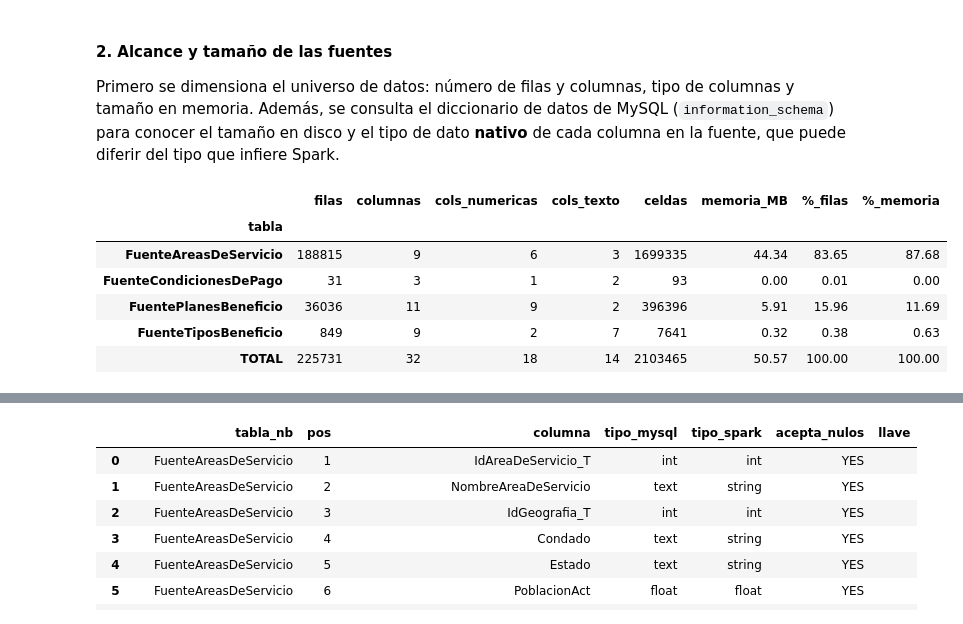
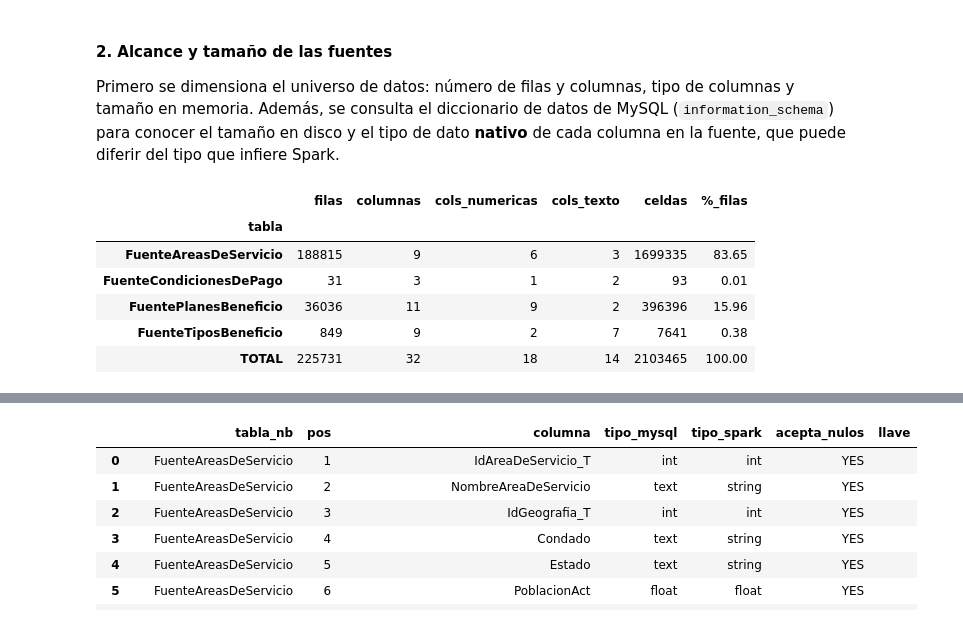
Before and after one commit to Astrid-1308/Entregables_ETL, a Jupyter notebook: Perfilamiento_datos.ipynb, the cells around one changed output, grey strips where cells are left out. Saved outputs shown, nothing was run; the diff lists cells and outputs as text; code cells hidden in the pictures.

```diff
--- a/Perfilamiento_datos.ipynb
+++ b/Perfilamiento_datos.ipynb
@@ -238,30 +236,28 @@ Primero se dimensiona el universo de datos: número de filas y columnas, tipo de
 # %%
 fuentes = {
     'FuenteAreasDeServicio': areas_de_servicio,
     'FuenteCondicionesDePago': condiciones_de_pago,
     'FuentePlanesBeneficio': planes_beneficio,
     'FuenteTiposBeneficio': tipos_beneficio,
 }
 pandas_fuentes = {nombre: df.toPandas() for nombre, df in fuentes.items()}
 
 alcance = []
 for nombre, df in fuentes.items():
     tipos = [t for _, t in df.dtypes]
     alcance.append({'tabla': nombre, 'filas': df.count(), 'columnas': len(df.columns),
                     'cols_numericas': sum(t in ('int', 'bigint', 'float', 'double') or t.startswith('decimal') for t in tipos),
                     'cols_texto': sum(t == 'string' for t in tipos),
-                    'celdas': df.count() * len(df.columns),
-                    'memoria_MB': round(pandas_fuentes[nombre].memory_usage(deep=True).sum() / 1024**2, 2)})
+                    'celdas': df.count() * len(df.columns)})
 alcance = pd.DataFrame(alcance).set_index('tabla')
 alcance['%_filas'] = (100 * alcance['filas'] / alcance['filas'].sum()).round(2)
-alcance['%_memoria'] = (100 * alcance['memoria_MB'] / alcance['memoria_MB'].sum()).round(2)
 alcance.loc['TOTAL'] = alcance.sum()
 alcance.astype({c: int for c in ['filas', 'columnas', 'cols_numericas', 'cols_texto', 'celdas']})
 # %% [output]
-|  | filas | columnas | cols_numericas | cols_texto | celdas | memoria_MB | %_filas | %_memoria |
-| tabla |  |  |  |  |  |  |  |  |
-| FuenteAreasDeServicio | 188815 | 9 | 6 | 3 | 1699335 | 44.34 | 83.65 | 87.68 |
-| FuenteCondicionesDePago | 31 | 3 | 1 | 2 | 93 | 0.00 | 0.01 | 0.00 |
-| FuentePlanesBeneficio | 36036 | 11 | 9 | 2 | 396396 | 5.91 | 15.96 | 11.69 |
-| FuenteTiposBeneficio | 849 | 9 | 2 | 7 | 7641 | 0.32 | 0.38 | 0.63 |
-| TOTAL | 225731 | 32 | 18 | 14 | 2103465 | 50.57 | 100.00 | 100.00 |
+|  | filas | columnas | cols_numericas | cols_texto | celdas | %_filas |
+| tabla |  |  |  |  |  |  |
+| FuenteAreasDeServicio | 188815 | 9 | 6 | 3 | 1699335 | 83.65 |
+| FuenteCondicionesDePago | 31 | 3 | 1 | 2 | 93 | 0.01 |
+| FuentePlanesBeneficio | 36036 | 11 | 9 | 2 | 396396 | 15.96 |
+| FuenteTiposBeneficio | 849 | 9 | 2 | 7 | 7641 | 0.38 |
+| TOTAL | 225731 | 32 | 18 | 14 | 2103465 | 100.00 |
```
Also changed, not shown: parts of 12 cells of this notebook.
